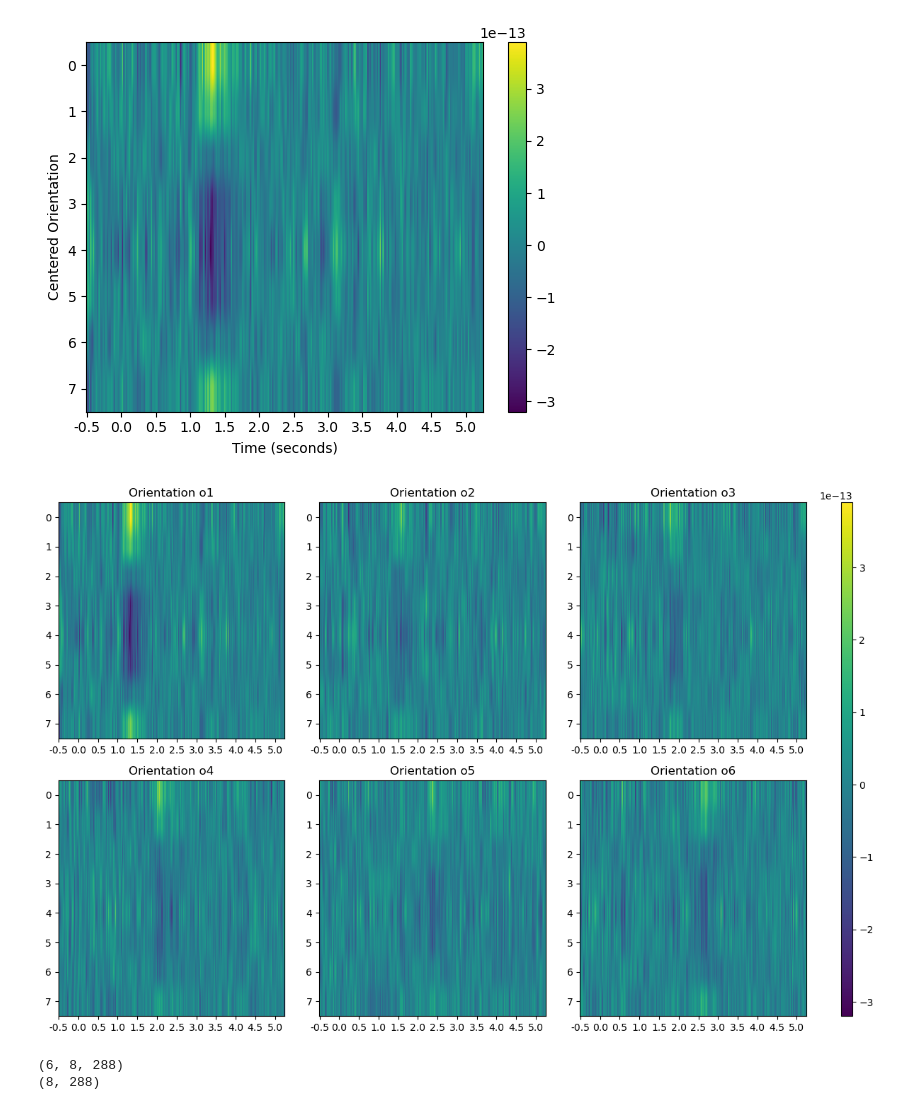
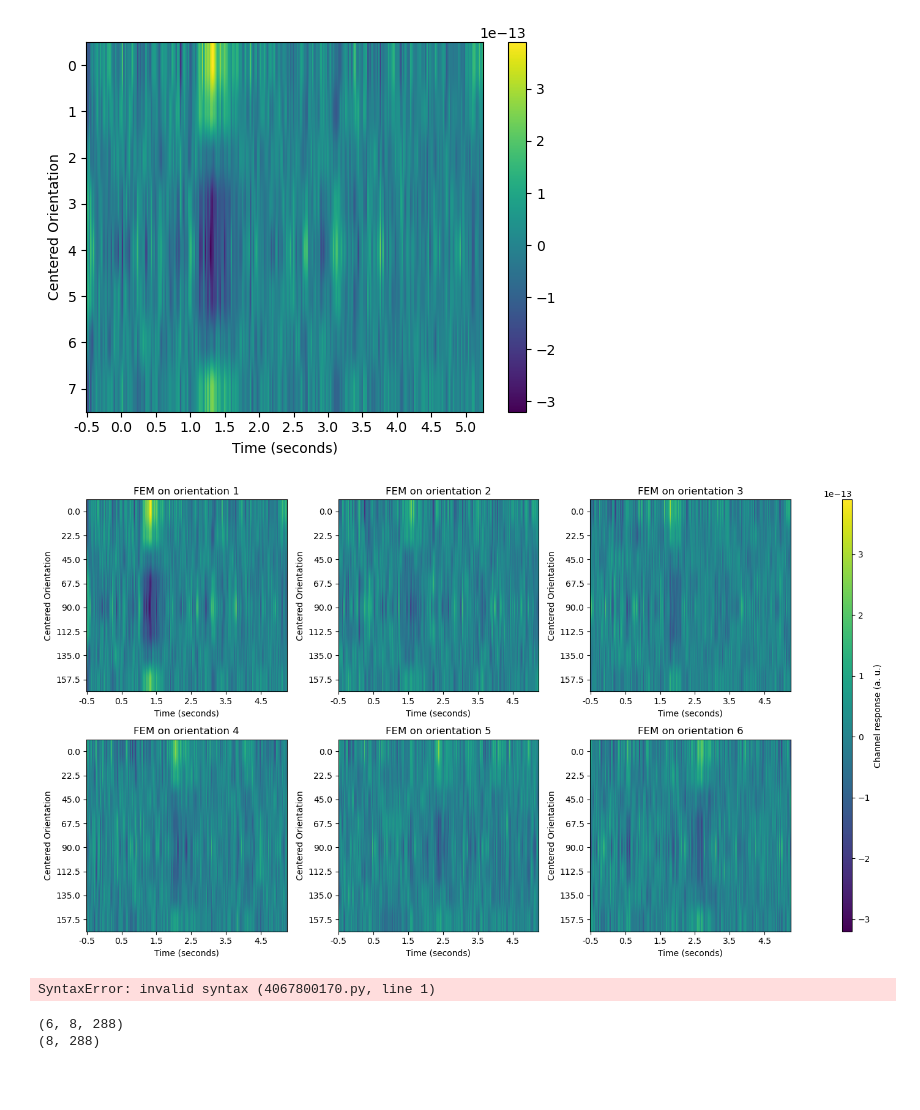
Before and after one commit to unthrived/master-thesis, a Jupyter notebook: 1_main_fe_50hz_exp.ipynb, the cells around one changed output. Saved outputs shown, nothing was run; the diff lists cells and outputs as text; code cells hidden in the pictures; blank space fills up the shorter version.

Commit message:
Final touches (for figures )

```diff
--- a/1_main_fe_50hz_exp.ipynb
+++ b/1_main_fe_50hz_exp.ipynb
@@ -134,34 +132,46 @@ plt.show()
 # %%
 import numpy as np
 import matplotlib.pyplot as plt
 from matplotlib import gridspec
+# use another colormap
 
-fig = plt.figure(figsize=(12, 8))
+
+fig = plt.figure(figsize=(14, 8))
 gs = gridspec.GridSpec(2, 4, width_ratios=[1, 1, 1, 0.05])
 
-# Compute the global minimum and maximum values for the color scale
 min_val = np.min(Xhat_centeredmean)
 max_val = np.max(Xhat_centeredmean)
 
 for i in range(6):
     ax = fig.add_subplot(gs[i // 3, i % 3])
     im = ax.imshow(Xhat_centeredmean[i],
                    aspect='auto',
-                   vmin=min_val, vmax=max_val)
-    ax.set_title(f'Orientation o{i+1}')
-    step = int(resample_frequency/2)
+                   vmin=min_val, vmax=max_val,
+                   # cmap='magma'
+                   )
+    ax.set_title(f'FEM on orientation {i+1}')
+    step = int(resample_frequency/1)
 
     ax.set_xticks(range(0, len(time_labels), step))
     ax.set_xticklabels(time_labels[::step])
+    ax.set_xlabel('Time (seconds)')
+    ax.set_ylabel('Centered Orientation')
+    ax.set_yticks(range(0, len(angles)))
+    ax.set_yticklabels(angles)
 
 # Add a colorbar outside the plot
 cbar_ax = fig.add_subplot(gs[:, -1])
 cbar = fig.colorbar(im, cax=cbar_ax)
+cbar.set_label('Channel response (a. u.)')
 
 plt.tight_layout()
 plt.show()
 # %% [output]
-[figure, old version]
+[figure, new version]
+# %%
+stop here
+# %% [output]
+SyntaxError: invalid syntax (4067800170.py, line 1)
 # %%
 print(np.shape(Xhat_centeredmean))
 Zhat = np.mean(Xhat_centeredmean,axis=0)
```
Also changed, not shown: parts of 3 cells of this notebook, 43 other files.
